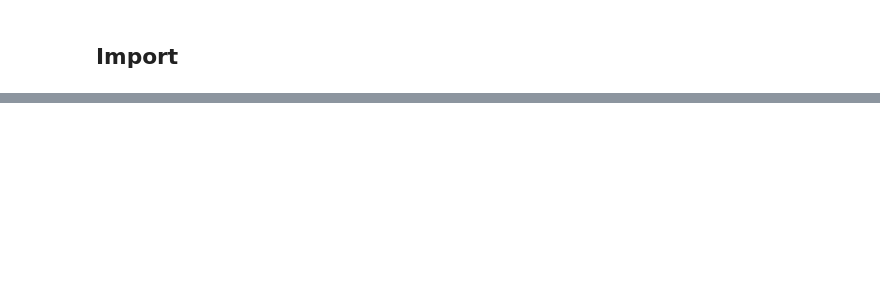
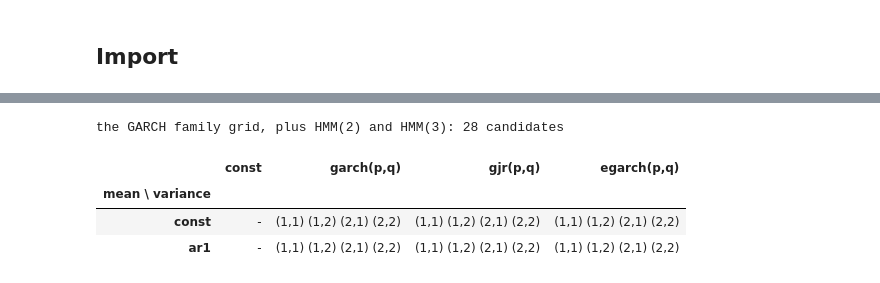
Before and after one commit to mamadouyamar/CVineMarketGen, a Jupyter notebook: examples/04_time_series_of_a_factor.ipynb, the cells around one changed output, grey strips where cells are left out. Cells and saved outputs as stored; diff of their text form; code cells hidden in the pictures; blank space fills up the shorter version.

```diff
--- a/examples/04_time_series_of_a_factor.ipynb
+++ b/examples/04_time_series_of_a_factor.ipynb
@@ -545,0 +467,12 @@ checked against the history's dynamics and dependence.
+# %%
+grid = pd.DataFrame(index=["const", "ar1"], columns=["const", "garch(p,q)", "gjr(p,q)", "egarch(p,q)"])
+grid.loc[:, :] = "(1,1) (1,2) (2,1) (2,2)"; grid["const"] = "-"
+grid.index.name = "mean \\ variance"
+print("the GARCH family grid, plus HMM(2) and HMM(3):", 2 * (1 + 3 * 4) + 2, "candidates")
+grid
+# %% [output]
+the GARCH family grid, plus HMM(2) and HMM(3): 28 candidates
+|  | const | garch(p,q) | gjr(p,q) | egarch(p,q) |
+| mean \ variance |  |  |  |  |
+| const | - | (1,1) (1,2) (2,1) (2,2) | (1,1) (1,2) (2,1) (2,2) | (1,1) (1,2) (2,1) (2,2) |
+| ar1 | - | (1,1) (1,2) (2,1) (2,2) | (1,1) (1,2) (2,1) (2,2) | (1,1) (1,2) (2,1) (2,2) |
```
Also changed, not shown: parts of 76 cells of this notebook, 2 other files.
